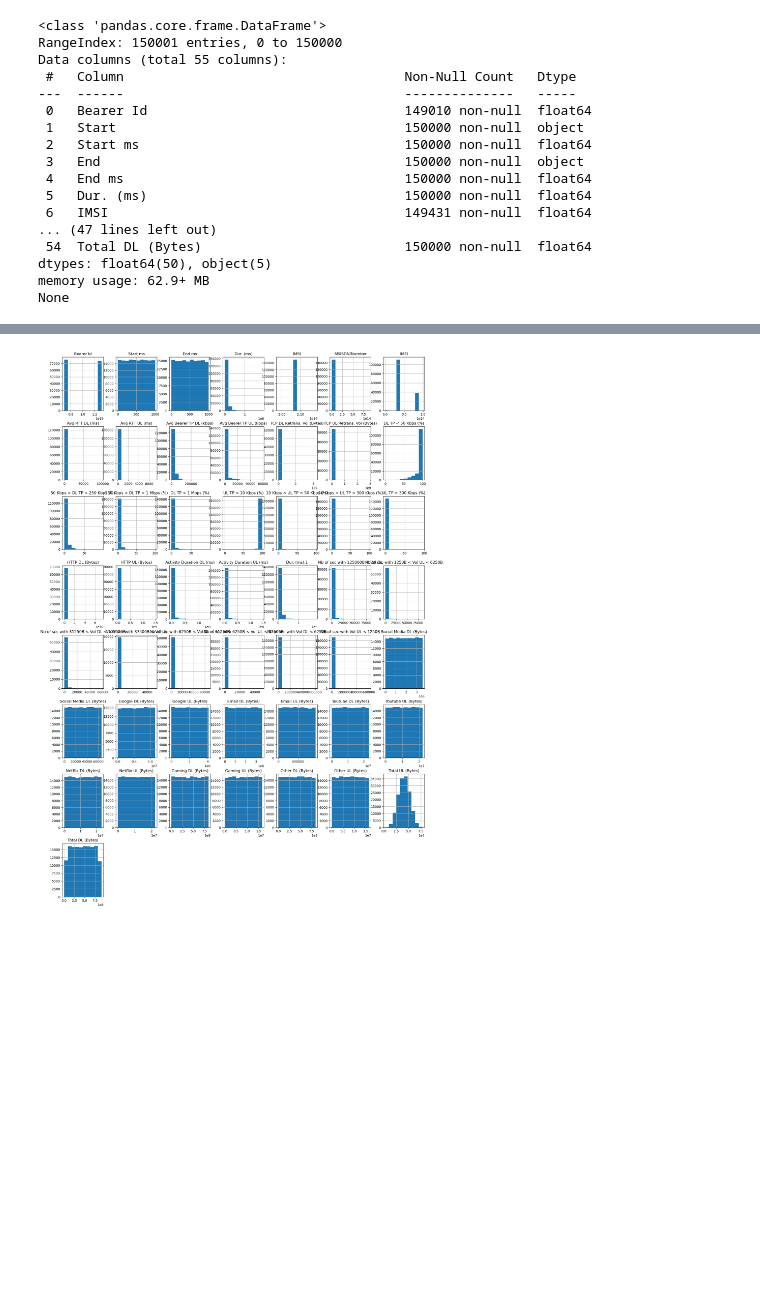
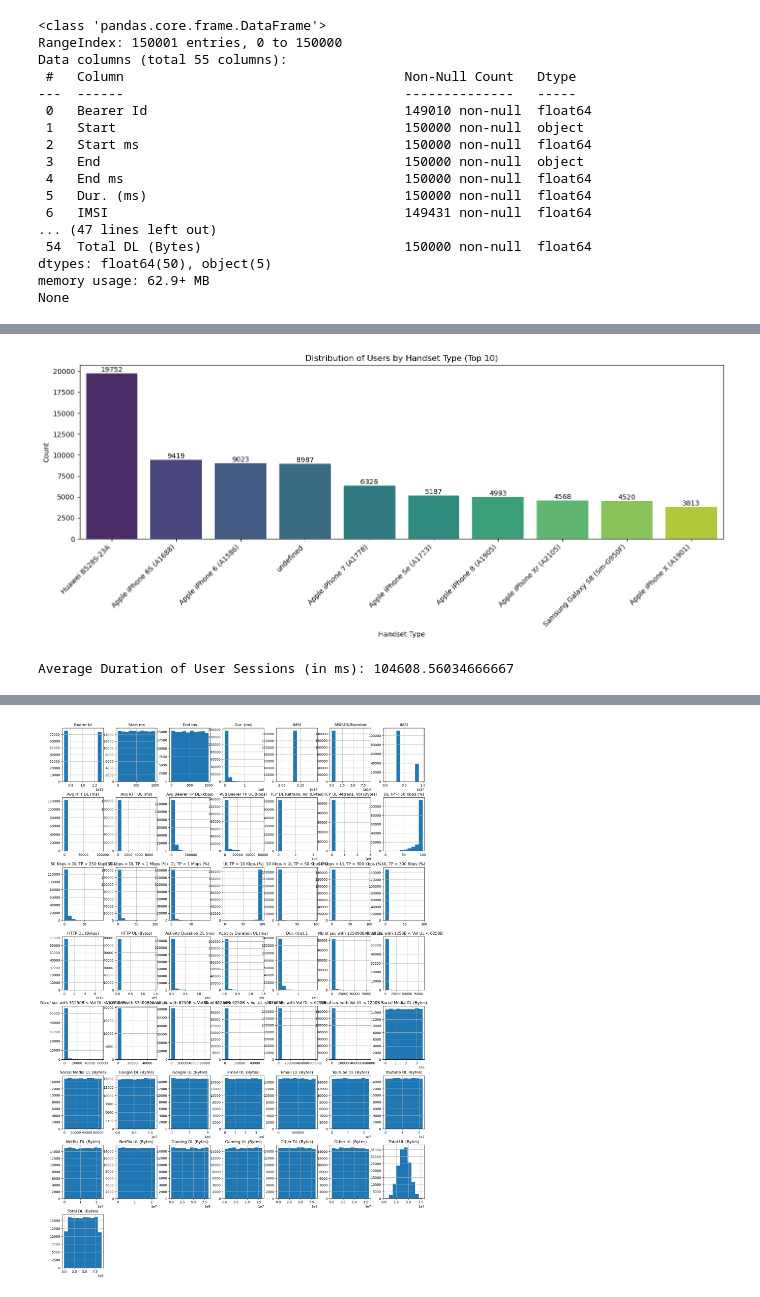
Before and after one commit to HabtamuFeyera/TellComm_Analysis, a Jupyter notebook: task2.ipynb, the cells around one changed output, grey strips where cells are left out. Drawn from its saved outputs; the diff is of its cells as text; code cells hidden in the pictures; blank space fills up the shorter version.

```diff
--- a/task2.ipynb
+++ b/task2.ipynb
@@ -56,0 +123,12 @@ None
+# %%
+# Input missing values for selected columns
+columns_to_input = ['Start', 'End', 'Dur. (ms)', 'Avg Bearer TP DL (kbps)', 'Avg Bearer TP UL (kbps)']
+
+for column in columns_to_impute:
+    # Check for the column has a numeric data type
+    if pd.api.types.is_numeric_dtype(mydata[column]):
+        # Input missing values with the mean for numeric columns
+        mydata[column].fillna(mydata[column].mean(), inplace=True)
+    else:
+        # Handle non-numeric columns differently
+        mydata[column].fillna(method='ffill', inplace=True)
@@ -56,0 +171,33 @@ None
+# %%
+import matplotlib.pyplot as plt
+import seaborn as sns
+
+# Get the top 10 handset types
+top_10_handsets = mydata['Handset Type'].value_counts().head(10).index
+
+# Filter the DataFrame for only the top 10 handset types
+mydata_top_10 = mydata[mydata['Handset Type'].isin(top_10_handsets)]
+
+plt.figure(figsize=(14, 6))
+sns.countplot(x='Handset Type', data=mydata_top_10, order=top_10_handsets, palette='viridis')
+
+# Rotate x-axis labels for better readability
+plt.xticks(rotation=45, ha='right')
+
+
+for index, value in enumerate(mydata_top_10['Handset Type'].value_counts()):
+    plt.text(index, value + 0.1, f"{value}", ha='center', va='bottom')  # Fix syntax here
+
+plt.title('Distribution of Users by Handset Type (Top 10)')
+plt.xlabel('Handset Type')
+plt.ylabel('Count')
+plt.tight_layout()
+plt.show()
+# %% [output]
+[figure, added]
+# %%
+#Calculate the Average Duration of User Sessions
+average_duration = mydata['Dur. (ms)'].mean()
+print("Average Duration of User Sessions (in ms):", average_duration)
+# %% [output]
+Average Duration of User Sessions (in ms): 104608.56034666667
```
Also changed, not shown: parts of 38 cells of this notebook.
